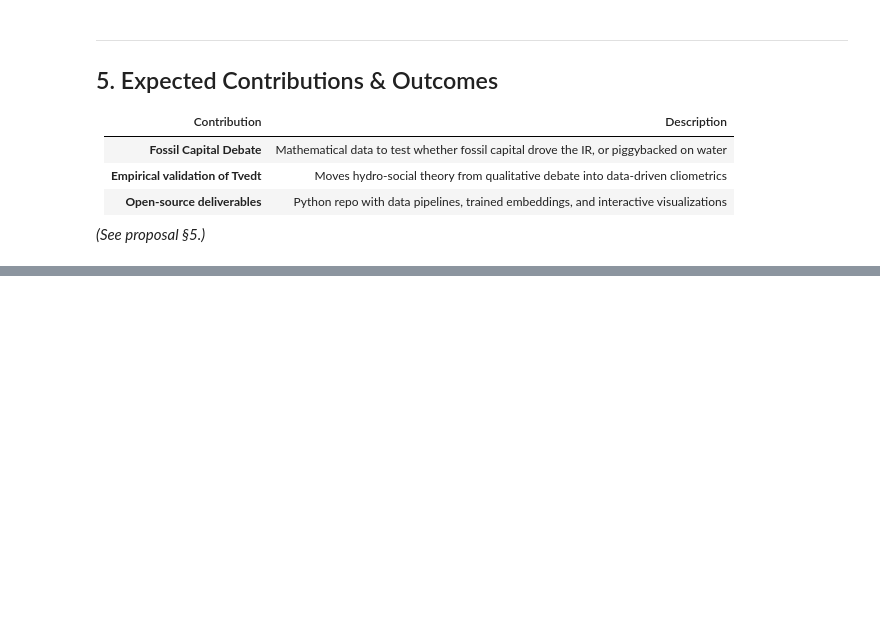
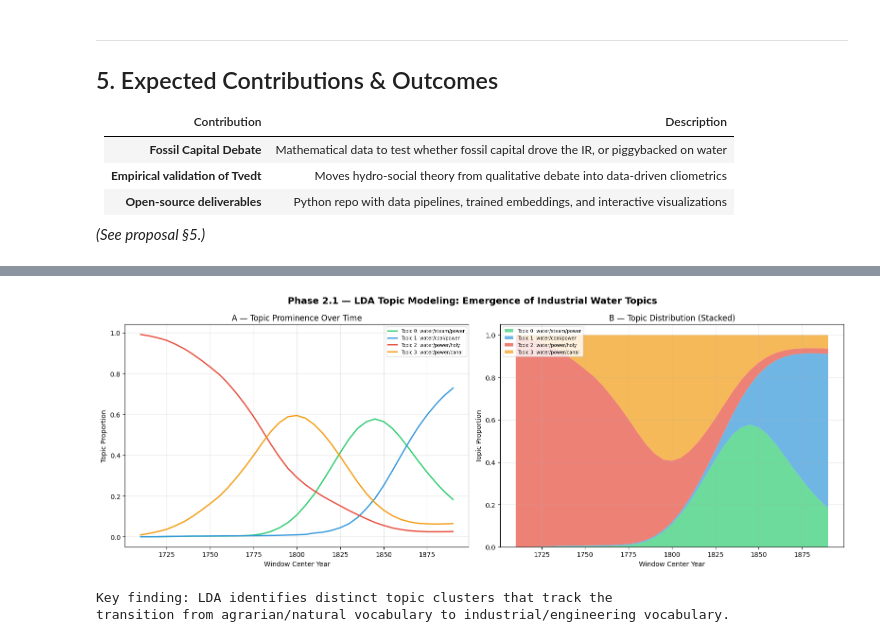
Before and after one commit to percw/water_and_society, a Jupyter notebook: hydro_social_analysis.ipynb, the cells around one changed output, grey strips where cells are left out. Cells and saved outputs as stored; diff of their text form; code cells hidden in the pictures; blank space fills up the shorter version.

```diff
--- a/hydro_social_analysis.ipynb
+++ b/hydro_social_analysis.ipynb
@@ -341,0 +598,49 @@ print('Phase 2.3 — Comparative Analysis: Not yet implemented (awaiting Asian c
+# %%
+# ── Phase 2.1  LDA Topic Evolution Visualization ─────────────────────────────
+
+fig, axes = plt.subplots(1, 2, figsize=(16, 6))
+
+# Panel A: Topic proportions over time
+ax = axes[0]
+window_centers = [s + window_size // 2 for s in window_starts]
+colors = ['#2ecc71', '#3498db', '#e74c3c', '#f39c12']
+topic_names = []
+
+for topic_idx in range(n_topics):
+    # Auto-label topics based on top words
+    top_indices = lda.components_[topic_idx].argsort()[-3:][::-1]
+    top_3 = [all_analysis_words[i] for i in top_indices]
+    name = f'Topic {topic_idx}: {"/".join(top_3)}'
+    topic_names.append(name)
+    ax.plot(window_centers, topic_distributions[:, topic_idx],
+            label=name, color=colors[topic_idx], linewidth=2)
+
+ax.set_xlabel('Window Center Year')
+ax.set_ylabel('Topic Proportion')
+ax.set_title('A — Topic Prominence Over Time')
+ax.legend(fontsize=7, loc='best')
+ax.grid(True, alpha=0.3)
+
+# Panel B: Stacked area chart
+ax = axes[1]
+ax.stackplot(window_centers,
+             *[topic_distributions[:, i] for i in range(n_topics)],
+             labels=topic_names, colors=colors, alpha=0.7)
+ax.set_xlabel('Window Center Year')
+ax.set_ylabel('Topic Proportion')
+ax.set_title('B — Topic Distribution (Stacked)')
+ax.legend(fontsize=7, loc='upper left')
+ax.grid(True, alpha=0.3)
+
+fig.suptitle('Phase 2.1 — LDA Topic Modeling: Emergence of Industrial Water Topics',
+             fontsize=14, fontweight='bold')
+fig.tight_layout()
+plt.savefig('data/phase2_1_lda_topics.png', dpi=150, bbox_inches='tight')
+plt.show()
+
+print('Key finding: LDA identifies distinct topic clusters that track the')
+print('transition from agrarian/natural vocabulary to industrial/engineering vocabulary.')
+# %% [output]
+[figure, added]
+Key finding: LDA identifies distinct topic clusters that track the
+transition from agrarian/natural vocabulary to industrial/engineering vocabulary.
```
Also changed, not shown: parts of 26 cells of this notebook, 10 other files.
